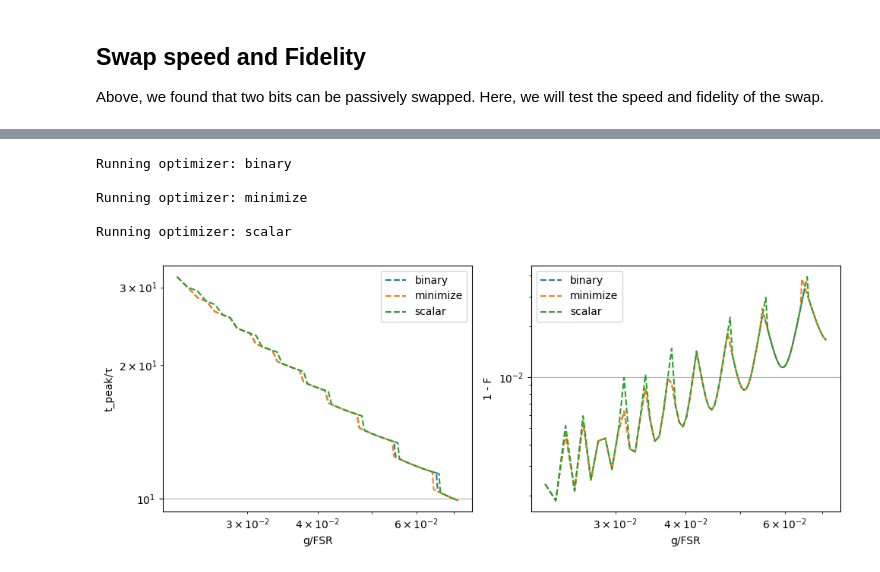
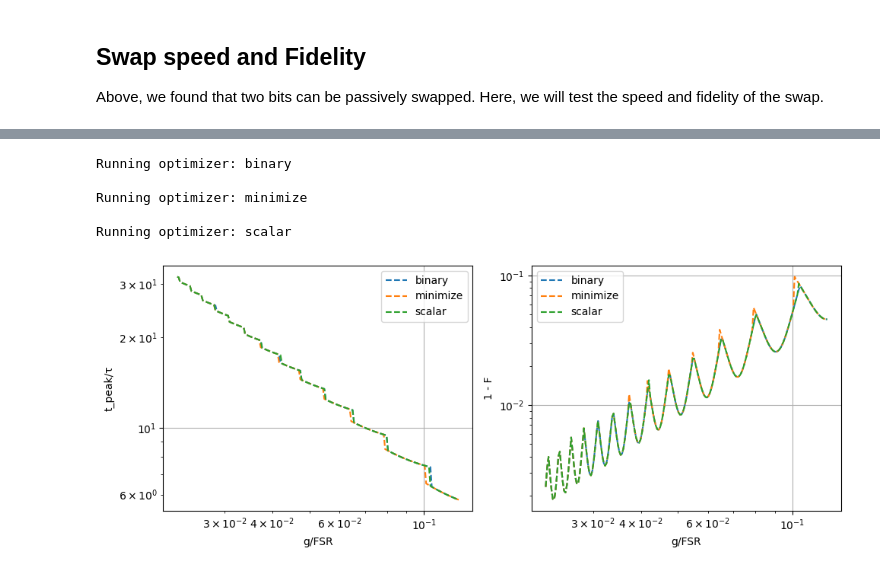
Before and after one commit to Taitoos2/non_markovian_qubit_swap, a Jupyter notebook: Idea_3.ipynb, the cells around one changed output, grey strips where cells are left out. Cells and saved outputs as stored; diff of their text form; code cells hidden in the pictures.

```diff
--- a/Idea_3.ipynb
+++ b/Idea_3.ipynb
@@ -98,16 +71,16 @@ expt_005_compare_peaks(
 # %%
 from expt_sets import expt_004_opti_compare
 import numpy as np
 
-gamma_list = np.linspace(0.01, 0.1, 100)
+gamma_list = np.logspace(np.log10(0.01), np.log10(0.3), 200)
 expt_004_opti_compare(
     Delta=0,
     gamma_list=gamma_list,
 )
 # %% [output]
 Running optimizer: binary
 
 Running optimizer: minimize
 
 Running optimizer: scalar
-[figure, old version]
+[figure, new version]
```
Also changed, not shown: parts of 8 cells of this notebook, 1 other file.
